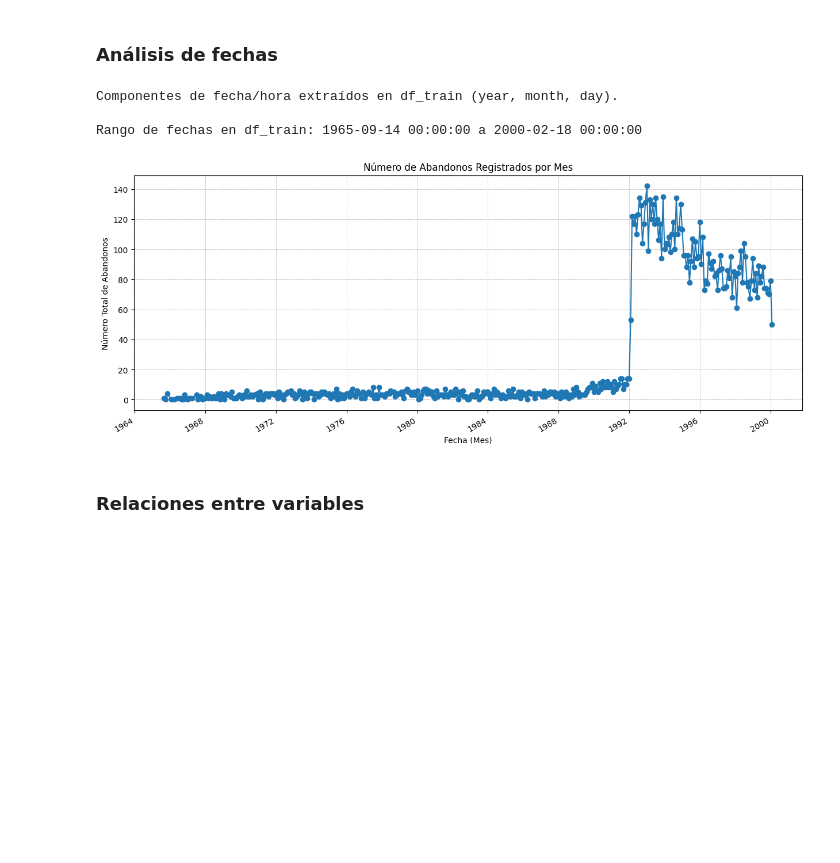
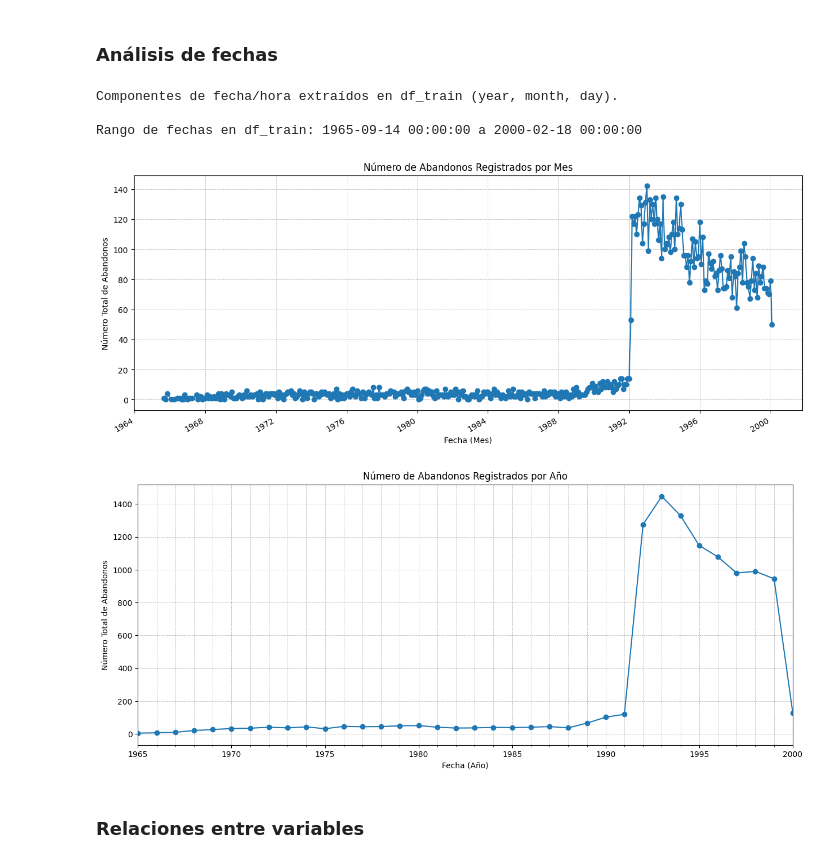
Before and after one commit to albertoPerez25/Clasificacion_Autonoma_de_Imagenes_Satelitales, a Jupyter notebook: Práctica 1 - Análisis, procesamiento y validación .ipynb, the cells around one changed output. Drawn from its saved outputs; the diff is of its cells as text; code cells hidden in the pictures; blank space fills up the shorter version.

```diff
--- a/Práctica 1 - Análisis, procesamiento y validación .ipynb
+++ b/Práctica 1 - Análisis, procesamiento y validación .ipynb
@@ -370,33 +370,50 @@ comentarios    12295   30.324331
 # %%
 original_missing_train = df_train['nacimiento'].isnull().sum()
 
 df_train['nacimiento'] = pd.to_datetime(df_train['nacimiento'], errors='coerce')
 
 df_train['year'] = df_train['nacimiento'].dt.year
 df_train['month'] = df_train['nacimiento'].dt.month
 df_train['day'] = df_train['nacimiento'].dt.day
 print("\nComponentes de fecha/hora extraídos en df_train (year, month, day).")
 
 print(f"\nRango de fechas en df_train: {df_train['nacimiento'].min()} a {df_train['nacimiento'].max()}")
 
+# Mes
 df_train_sorted = df_train.sort_values('nacimiento').copy()
 df_train_sorted['YearMonth'] = df_train_sorted['nacimiento'].dt.to_period('M')
 abandonos_por_mes = df_train_sorted.groupby('YearMonth')['abandono'].sum()
 
 abandonos_por_mes.index = abandonos_por_mes.index.to_timestamp()
 
 plt.figure(figsize=(15, 6))
 abandonos_por_mes.plot(kind='line', marker='o', linestyle='-')
 plt.title('Número de Abandonos Registrados por Mes')
 plt.xlabel('Fecha (Mes)')
 plt.ylabel('Número Total de Abandonos')
 plt.grid(True, which='both', linestyle='--', linewidth=0.5)
 plt.show()
+
+# Año
+df_train_sorted = df_train.sort_values('nacimiento').copy()
+df_train_sorted['Year'] = df_train_sorted['nacimiento'].dt.to_period('Y')
+abandonos_por_mes = df_train_sorted.groupby('Year')['abandono'].sum()
+
+abandonos_por_mes.index = abandonos_por_mes.index.to_timestamp()
+
+plt.figure(figsize=(15, 6))
+abandonos_por_mes.plot(kind='line', marker='o', linestyle='-')
+plt.title('Número de Abandonos Registrados por Año')
+plt.xlabel('Fecha (Año)')
+plt.ylabel('Número Total de Abandonos')
+plt.grid(True, which='both', linestyle='--', linewidth=0.5)
+plt.show()
 # %% [output]
 Componentes de fecha/hora extraídos en df_train (year, month, day).
 
 Rango de fechas en df_train: 1965-09-14 00:00:00 a 2000-02-18 00:00:00
 [figure]
+[figure, added]
 # %% [markdown]
 ### Relaciones entre variables
 # %% [markdown]
```
Also changed, not shown: parts of 1 cell of this notebook.
